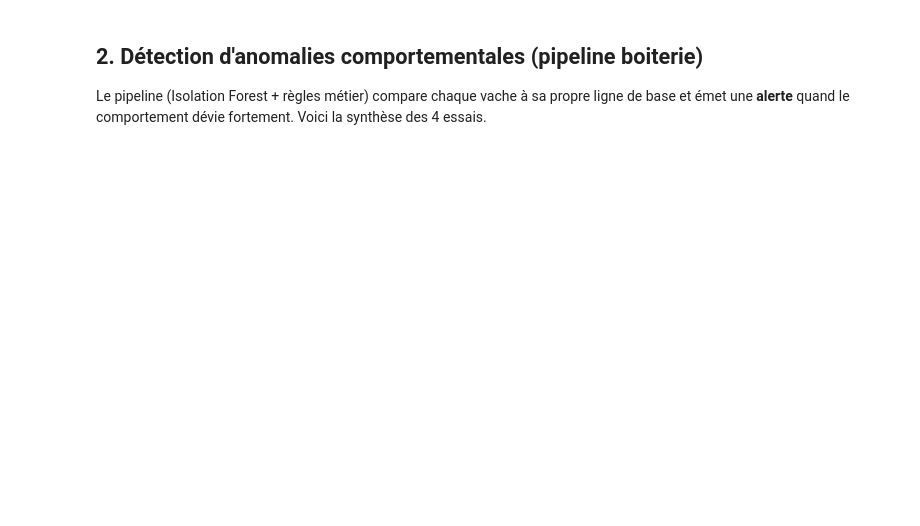
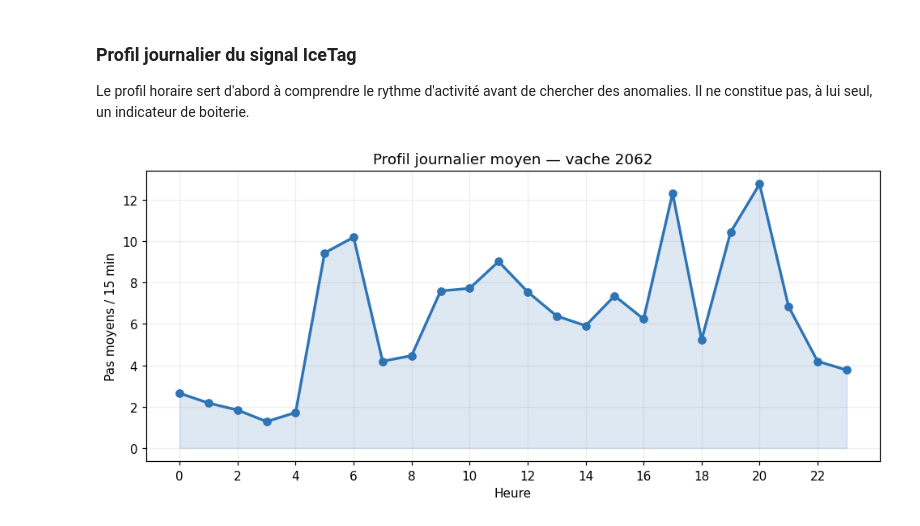
Before and after one commit to Barryguinea/mcgill-iot-cattle, a Jupyter notebook: notebooks/12_objectif3_notebook_demonstration.ipynb, the cells around one changed output. Drawn from its saved outputs; the diff is of its cells as text; code cells hidden in the pictures; blank space fills up the shorter version.

```diff
--- a/notebooks/12_objectif3_notebook_demonstration.ipynb
+++ b/notebooks/12_objectif3_notebook_demonstration.ipynb
@@ -65,0 +82,16 @@ Le signal IoT révèle le rythme quotidien : pics d'activité, périodes de repo
+# %%
+raw = pd.read_csv(DATA / "summer2019_vache_2062_icetag_15min.csv")
+required_raw = {"Cow", "Start", "Steps", "Motion Index", "Lying Time", "Transitions"}
+missing = required_raw.difference(raw.columns)
+assert not missing, f"Colonnes manquantes : {sorted(missing)}"
+
+activity = normalize_columns(raw)
+assert activity["Cow"].nunique() == 1
+assert activity["T"].is_monotonic_increasing
+assert activity[["Steps", "Motion Index"]].notna().all().all()
+
+print("Lignes :", f"{len(activity):,}".replace(",", " "))
+print(f"Vache : {activity['Cow'].iloc[0]}")
+print(f"Période : {activity['T'].min()} au {activity['T'].max()}")
+print(f"Pas de temps médian : {activity['T'].diff().median()}")
+display(activity[["Cow", "T", "Steps", "Motion Index", "Lying Time", "Transitions"]].head())
@@ -66,17 +109,17 @@ Le signal IoT révèle le rythme quotidien : pics d'activité, périodes de repo
+# %% [markdown]
+### Profil journalier du signal IceTag
+
+Le profil horaire sert d'abord à comprendre le rythme d'activité avant de chercher
+des anomalies. Il ne constitue pas, à lui seul, un indicateur de boiterie.
 # %%
-cow0 = act['Cow'].iloc[0]
-one = act[act['Cow'] == cow0].copy()
-one['hour'] = one['Start'].dt.hour
-prof = one.groupby('hour')['Steps'].mean()
-fig, ax = plt.subplots(figsize=(9, 4))
-ax.plot(prof.index, prof.values, marker='o', color='#2c7fb8')
-ax.fill_between(prof.index, prof.values, alpha=0.2, color='#2c7fb8')
-ax.set_title(f'Profil journalier moyen — vache {cow0} (Summer 2019)')
-ax.set_xlabel('Heure de la journée'); ax.set_ylabel('Pas moyens / 15 min')
-fig.tight_layout(); fig.savefig(OUT / 'demo_profil_journalier.png', dpi=120)
+profile = activity.assign(hour=activity["T"].dt.hour).groupby("hour")["Steps"].mean()
+fig, ax = plt.subplots(figsize=(9, 4.2))
+ax.plot(profile.index, profile.values, marker="o", linewidth=2.2, color="#2E74B5")
+ax.fill_between(profile.index, profile.values, alpha=0.16, color="#2E74B5")
+ax.set(title="Profil journalier moyen — vache 2062", xlabel="Heure", ylabel="Pas moyens / 15 min")
+ax.set_xticks(range(0, 24, 2))
+fig.tight_layout()
+fig.savefig(OUT / "demo_profil_journalier.png", dpi=150)
 plt.show()
+# %% [output]
+[figure, added]
-# %% [markdown]
-## 2. Détection d'anomalies comportementales (pipeline boiterie)
-
-Le pipeline (Isolation Forest + règles métier) compare chaque vache à sa propre ligne de base et
-émet une **alerte** quand le comportement dévie fortement. Voici la synthèse des 4 essais.
```
Also changed, not shown: parts of 26 cells of this notebook, 17 other files.
